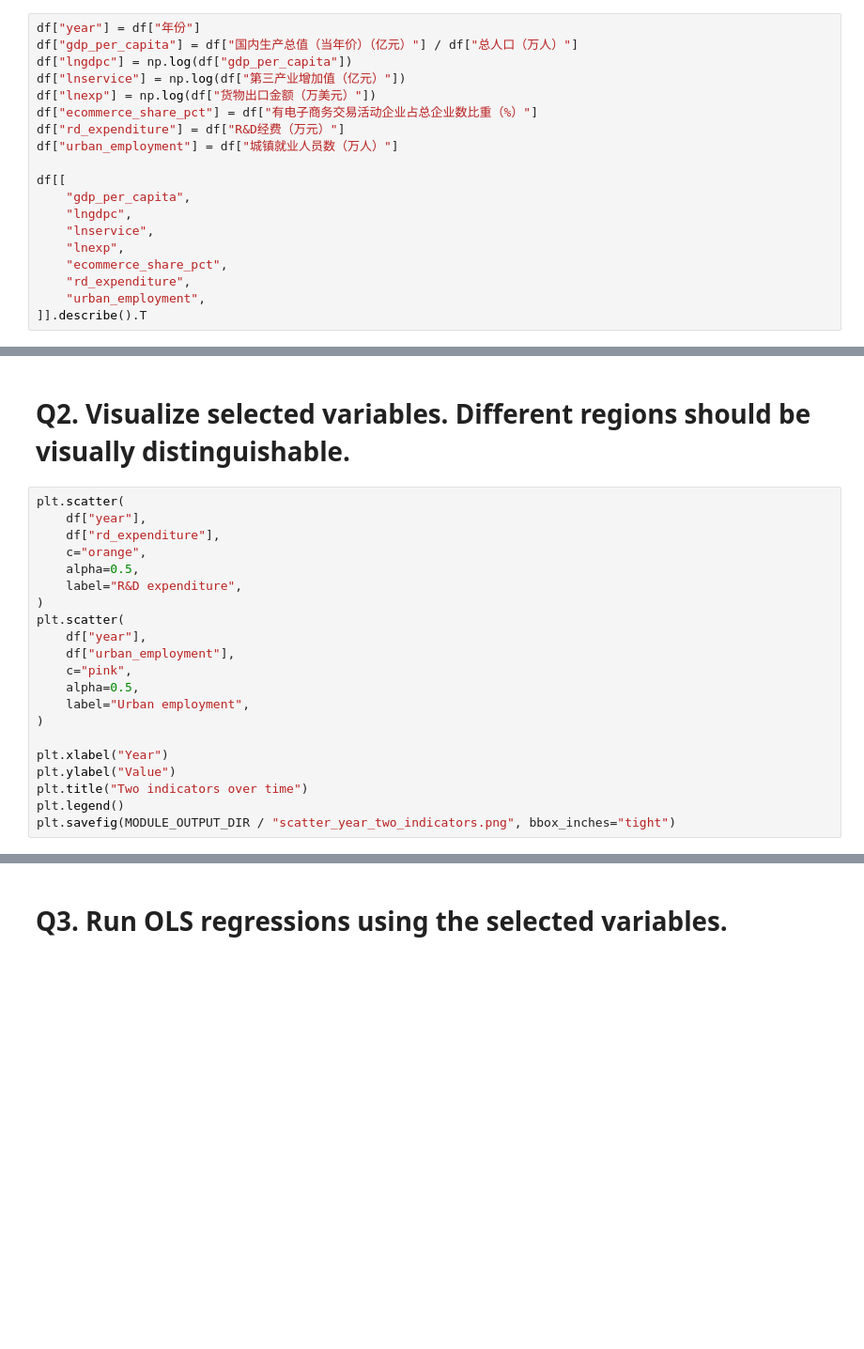
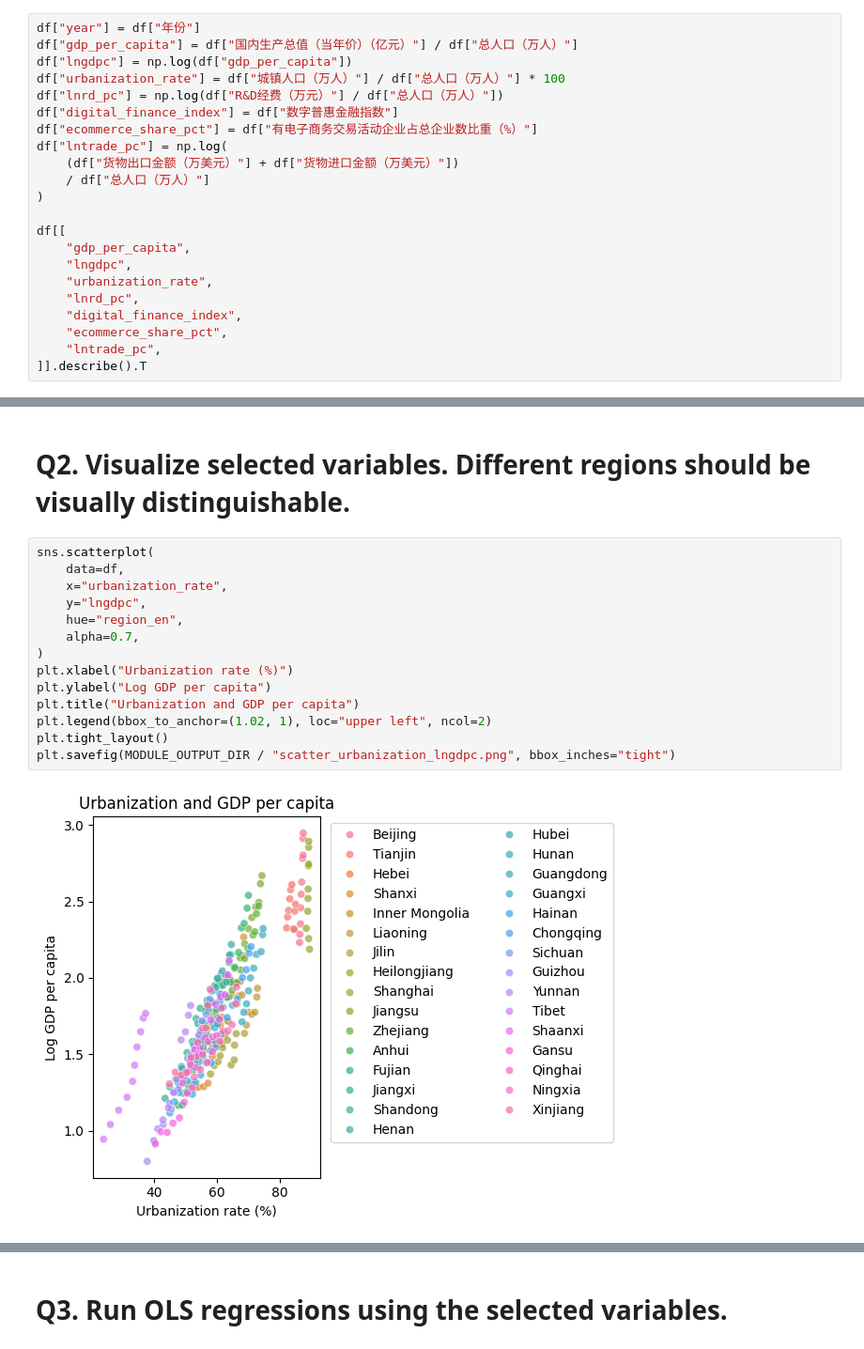
Before and after one commit to hanyu2010wendy/Big-Data-Analysis-2025, a Jupyter notebook: assignments/04_multivariable_linear_regression/Homework4_solution.ipynb, the cells around one changed output, grey strips where cells are left out. Shown at 94% size. Cells and saved outputs as stored; diff of their text form; blank space fills up the shorter version.

```diff
--- a/assignments/04_multivariable_linear_regression/Homework4_solution.ipynb
+++ b/assignments/04_multivariable_linear_regression/Homework4_solution.ipynb
@@ -56,18 +75,21 @@ When the standard deviation is very large, a log transformation is often useful
 df["year"] = df["年份"]
 df["gdp_per_capita"] = df["国内生产总值（当年价）（亿元）"] / df["总人口（万人）"]
 df["lngdpc"] = np.log(df["gdp_per_capita"])
-df["lnservice"] = np.log(df["第三产业增加值（亿元）"])
-df["lnexp"] = np.log(df["货物出口金额（万美元）"])
+df["urbanization_rate"] = df["城镇人口（万人）"] / df["总人口（万人）"] * 100
+df["lnrd_pc"] = np.log(df["R&D经费（万元）"] / df["总人口（万人）"])
+df["digital_finance_index"] = df["数字普惠金融指数"]
 df["ecommerce_share_pct"] = df["有电子商务交易活动企业占总企业数比重（%）"]
-df["rd_expenditure"] = df["R&D经费（万元）"]
-df["urban_employment"] = df["城镇就业人员数（万人）"]
+df["lntrade_pc"] = np.log(
+    (df["货物出口金额（万美元）"] + df["货物进口金额（万美元）"])
+    / df["总人口（万人）"]
+)
 
 df[[
     "gdp_per_capita",
     "lngdpc",
-    "lnservice",
-    "lnexp",
+    "urbanization_rate",
+    "lnrd_pc",
+    "digital_finance_index",
     "ecommerce_share_pct",
-    "rd_expenditure",
-    "urban_employment",
+    "lntrade_pc",
 ]].describe().T
@@ -74,26 +105,21 @@ df[[
 # %% [markdown]
 # Q2. Visualize selected variables. Different regions should be visually distinguishable.
 # %%
-plt.scatter(
-    df["year"],
-    df["rd_expenditure"],
-    c="orange",
-    alpha=0.5,
-    label="R&D expenditure",
+sns.scatterplot(
+    data=df,
+    x="urbanization_rate",
+    y="lngdpc",
+    hue="region_en",
+    alpha=0.7,
 )
-plt.scatter(
-    df["year"],
-    df["urban_employment"],
-    c="pink",
-    alpha=0.5,
-    label="Urban employment",
-)
-
-plt.xlabel("Year")
-plt.ylabel("Value")
-plt.title("Two indicators over time")
-plt.legend()
-plt.savefig(MODULE_OUTPUT_DIR / "scatter_year_two_indicators.png", bbox_inches="tight")
+plt.xlabel("Urbanization rate (%)")
+plt.ylabel("Log GDP per capita")
+plt.title("Urbanization and GDP per capita")
+plt.legend(bbox_to_anchor=(1.02, 1), loc="upper left", ncol=2)
+plt.tight_layout()
+plt.savefig(MODULE_OUTPUT_DIR / "scatter_urbanization_lngdpc.png", bbox_inches="tight")
+# %% [output]
+[figure, added]
 # %%
 sns.scatterplot(
     data=df,
```
Also changed, not shown: parts of 11 cells of this notebook, 3 other files.
